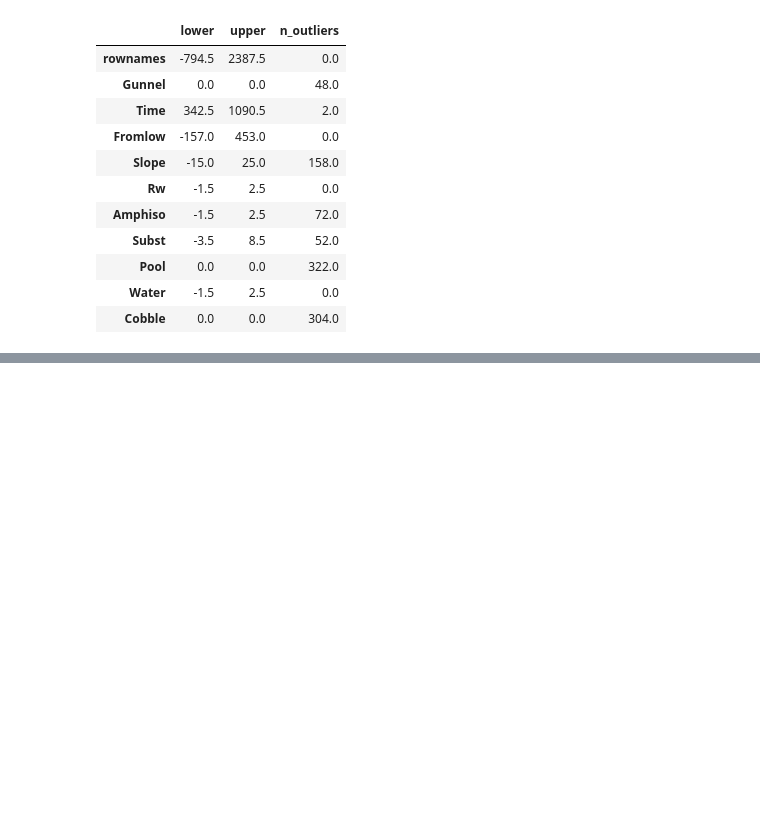
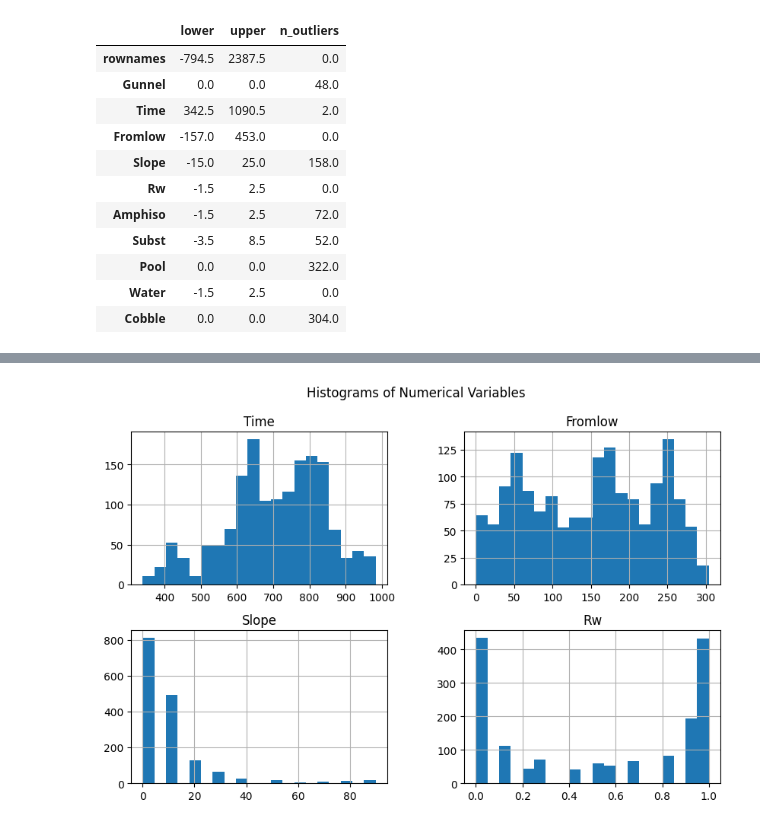
Before and after one commit to Naman397/Exploratory_Data_Analysis, a Jupyter notebook: 22BDS0021.ipynb, the cells around one changed output, grey strips where cells are left out. Drawn from its saved outputs; the diff is of its cells as text; code cells hidden in the pictures; blank space fills up the shorter version.

```diff
--- a/22BDS0021.ipynb
+++ b/22BDS0021.ipynb
@@ -218,0 +225,5 @@ pd.DataFrame(outlier_summary).T
+# %%
+# Skewness for numerical columns
+num_cols = ['Time', 'Fromlow', 'Slope', 'Rw']
+print("\nSkewness:")
+print(naman[num_cols].skew())
@@ -218,0 +271,7 @@ pd.DataFrame(outlier_summary).T
+# %%
+# Histograms
+naman[num_cols].hist(bins=20, figsize=(10,6))
+plt.suptitle("Histograms of Numerical Variables")
+plt.show()
+# %% [output]
+[figure, added]
```
Also changed, not shown: parts of 15 cells of this notebook.
